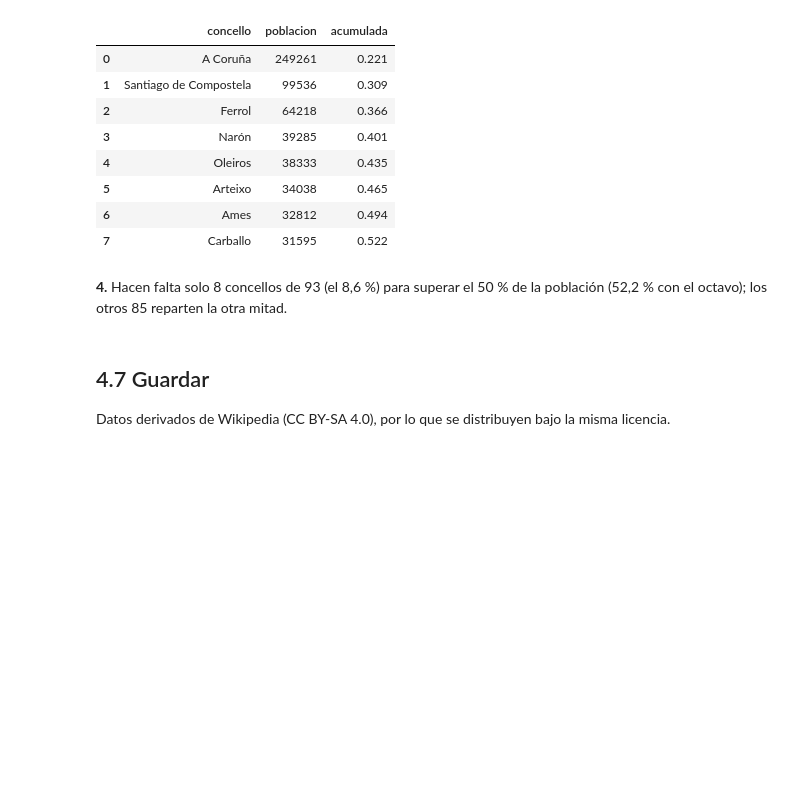
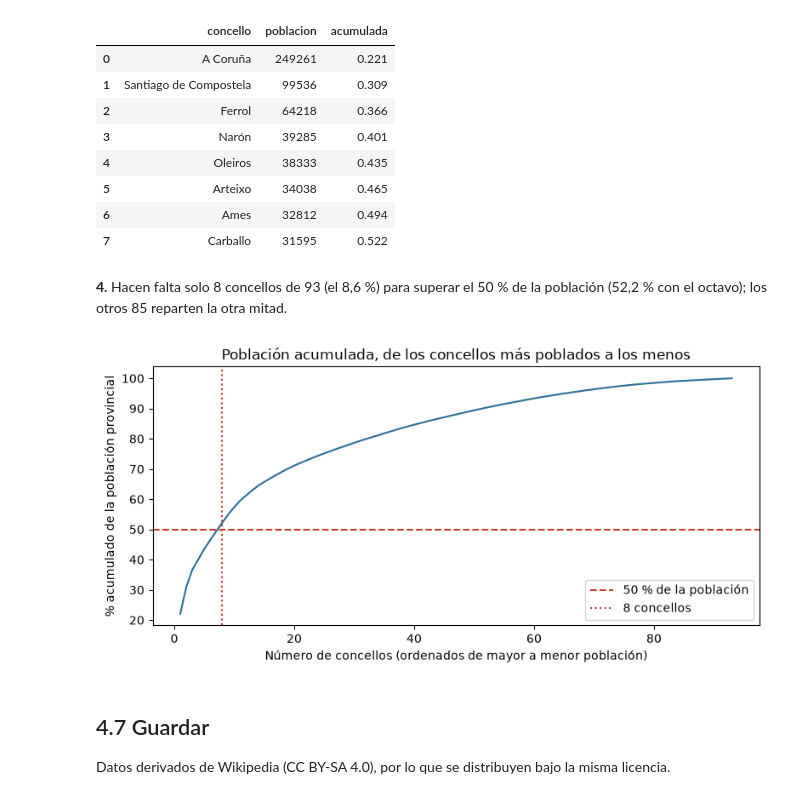
Before and after one commit to RAnteloR/Task-E4-Scraping-Concellos, a Jupyter notebook: notebooks/E4_concellos.ipynb, the cells around one changed output. Drawn from its saved outputs; the diff is of its cells as text; code cells hidden in the pictures; blank space fills up the shorter version.

```diff
--- a/notebooks/E4_concellos.ipynb
+++ b/notebooks/E4_concellos.ipynb
@@ -213,6 +256,19 @@ Hacen falta 8 concellos para reunir la mitad de la población
 | 7 | Carballo | 31595 | 0.522 |
 # %% [markdown]
 **4.** Hacen falta solo 8 concellos de 93 (el 8,6 %) para superar el 50 % de la población (52,2 % con el octavo); los otros 85 reparten la otra mitad.
+# %%
+fig, ax = plt.subplots(figsize=(8, 4))
+ax.plot(range(1, len(datos) + 1), datos["acumulada"] * 100, color="#2a6f97")
+ax.axhline(50, color="#c0392b", linestyle="--", label="50 % de la población")
+ax.axvline(n_mitad, color="#c0392b", linestyle=":", label=f"{n_mitad} concellos")
+ax.set_title("Población acumulada, de los concellos más poblados a los menos")
+ax.set_xlabel("Número de concellos (ordenados de mayor a menor población)")
+ax.set_ylabel("% acumulado de la población provincial")
+ax.legend()
+plt.tight_layout()
+plt.savefig(OUTPUT / "poblacion_acumulada.png", dpi=150)
+# %% [output]
+[figure, added]
 # %% [markdown]
 ## 4.7 Guardar
 
```
Also changed, not shown: parts of 5 cells of this notebook, 5 other files.
